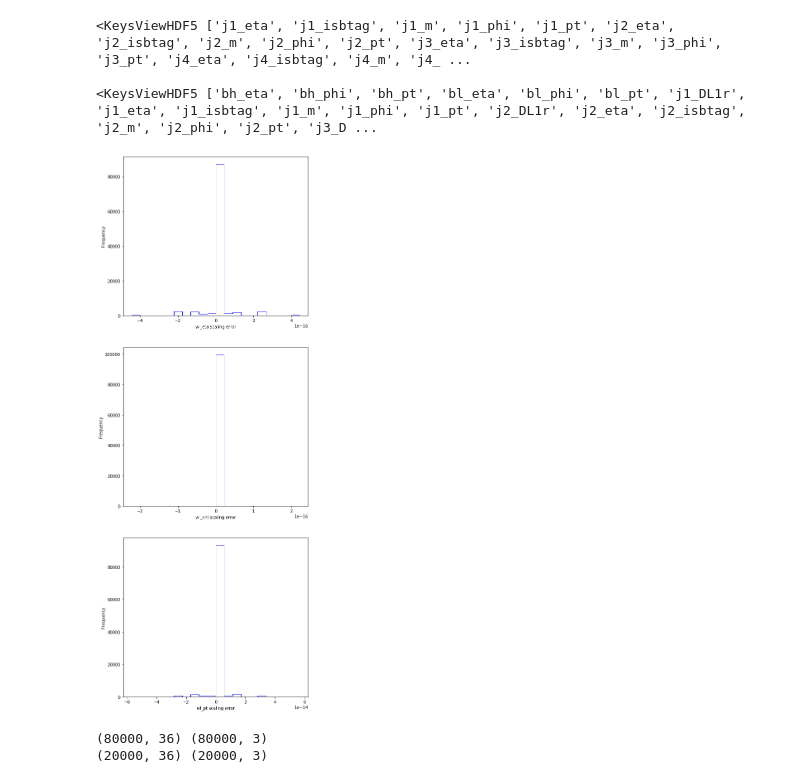
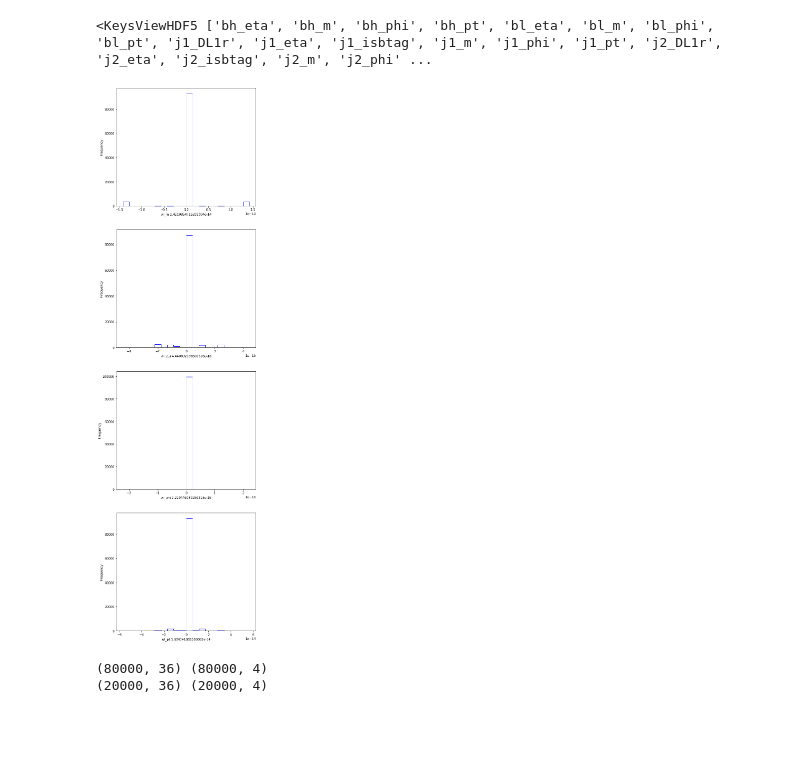
Before and after one commit to SNIPRS/top_ml, a Jupyter notebook: runs/subtract_lepphi_0_2pi_Wl_output.ipynb, the cells around one changed output. Cells and saved outputs as stored; diff of their text form; code cells hidden in the pictures; blank space fills up the shorter version.

Commit message:
Add wl mass to output

```diff
--- a/runs/subtract_lepphi_0_2pi_Wl_output.ipynb
+++ b/runs/subtract_lepphi_0_2pi_Wl_output.ipynb
@@ -19,21 +19,18 @@ model_name = "subtract_lepphi_0_2pi_Wl_output"
 be = h5py.File('./../../../../../data/hongtao/variables_tt_re.h5','r')
 bmu = h5py.File('./../../../../../data/hongtao/variables_tt_rmu.h5','r')
 be1 = h5py.File('./../../../../../data/hongtao/variables_tt_re1.h5','r')
-print(be.keys())
-print('')
-print(be1.keys())
-dataset = be1
+be2 = h5py.File('./../../../../../data/hongtao/variables_tt_re2.h5','r')
+print(be2.keys())
+dataset = be2
 # %% [output]
-<KeysViewHDF5 ['j1_eta', 'j1_isbtag', 'j1_m', 'j1_phi', 'j1_pt', 'j2_eta', 'j2_isbtag', 'j2_m', 'j2_phi', 'j2_pt', 'j3_eta', 'j3_isbtag', 'j3_m', 'j3_phi', 'j3_pt', 'j4_eta', 'j4_isbtag', 'j4_m', 'j4_ ...
-
-<KeysViewHDF5 ['bh_eta', 'bh_phi', 'bh_pt', 'bl_eta', 'bl_phi', 'bl_pt', 'j1_DL1r', 'j1_eta', 'j1_isbtag', 'j1_m', 'j1_phi', 'j1_pt', 'j2_DL1r', 'j2_eta', 'j2_isbtag', 'j2_m', 'j2_phi', 'j2_pt', 'j3_D ...
+<KeysViewHDF5 ['bh_eta', 'bh_m', 'bh_phi', 'bh_pt', 'bl_eta', 'bl_m', 'bl_phi', 'bl_pt', 'j1_DL1r', 'j1_eta', 'j1_isbtag', 'j1_m', 'j1_phi', 'j1_pt', 'j2_DL1r', 'j2_eta', 'j2_isbtag', 'j2_m', 'j2_phi' ...
 # %%
 input_keys = ['j1_pt', 'j1_eta', 'j1_phi', 'j1_m', 'j1_DL1r', 'j2_pt', 'j2_eta', 'j2_phi', 'j2_m', 'j2_DL1r', 'j3_pt', 'j3_eta', 'j3_phi', 'j3_m', 'j3_DL1r', 'j4_pt', 'j4_eta', 'j4_phi', 'j4_m', 'j4_DL1r', 'j5_pt', 'j5_eta', 'j5_phi', 'j5_m', 'j5_DL1r', 'j6_pt', 'j6_eta', 'j6_phi', 'j6_m', 'j6_DL1r', 'j7_pt', 'lep_pt', 'lep_eta', 'lep_phi', 'met_met', 'met_phi']
-output_keys = ['wl_eta', 'wl_phi', 'wl_pt']
+output_keys = ['wl_m', 'wl_eta', 'wl_phi', 'wl_pt']
 phi_keys = ['j1_phi', 'j2_phi', 'j3_phi','j4_phi','j5_phi','j6_phi', 'lep_phi', 'met_phi', 'th_phi', 'tl_phi', 'wl_phi']
 eta_keys = ['j1_eta', 'j2_eta', 'j3_eta', 'j4_eta', 'j5_eta', 'j5_phi', 'j6_eta', 'lep_eta', 'th_eta', 'tl_eta', 'wl_eta']
 pt_keys = ['j1_pt', 'j2_pt','j3_pt','j4_pt','j5_pt','j6_pt','lep_pt','th_pt', 'tl_pt', 'wl_pt']
-m_keys = ['j1_m','j2_m', 'j3_m', 'j4_m', 'j5_m', 'j6_m']
+m_keys = ['j1_m','j2_m', 'j3_m', 'j4_m', 'j5_m', 'j6_m', 'wl_m']
 DL1r_keys = ['j1_DL1r','j2_DL1r','j3_DL1r','j4_DL1r','j5_DL1r','j6_DL1r']
 
 output_length = len(output_keys)
@@ -198,14 +195,14 @@ out_scaled = invscale_arrays(output_keys, total_output, maxmean)
 # %%
 # Test inverse scaling
 
 plt.figure(figsize=(8,8*output_length))
 for i in range(len(output_keys)):
     plt.subplot(output_length, 1, i+1)
     plt.hist(dataset.get(output_keys[i])[0:crop0] - out_scaled[:, i], 20, histtype='step', color='b')
-    plt.xlabel(output_keys[i] + " scaling error")
+    plt.xlabel("{0} {1}".format(output_keys[i], np.max(np.abs(dataset.get(output_keys[i])[0:crop0] - out_scaled[:, i]))))
     plt.ylabel('Frequency')
 # %% [output]
-[figure, old version]
+[figure, new version]
 # %%
 # Create input and test array
 split = int(np.floor(0.8*crop0)) # 80/20 split
@@ -223,8 +220,8 @@ train_output, test_output = total_output[0:split,:], total_output[split:,:]
 print(train_input.shape, train_output.shape)
 print(test_input.shape, test_output.shape)
 # %% [output]
-(80000, 36) (80000, 3)
-(20000, 36) (20000, 3)
+(80000, 36) (80000, 4)
+(20000, 36) (20000, 4)
 # %%
 # Histograms of output variables
 show = True
```
Also changed, not shown: parts of 12 cells of this notebook, 1 other file.
